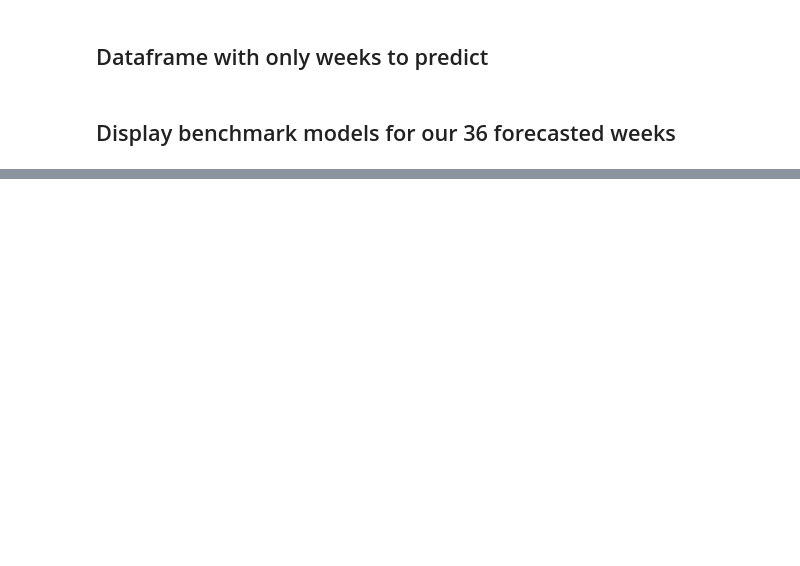
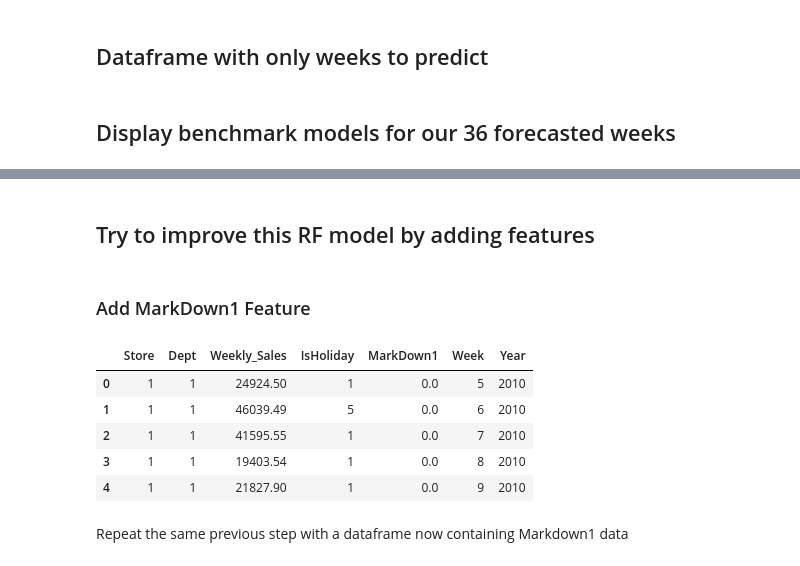
Before and after one commit to Corentin-M/Sales_forecasting, a Jupyter notebook: Benchmark_and_RandomForest_Model.ipynb, the cells around one changed output, grey strips where cells are left out. Cells and saved outputs as stored; diff of their text form; code cells hidden in the pictures; blank space fills up the shorter version.

Commit message:
Layout review and RF improvement attempts

```diff
--- a/Benchmark_and_RandomForest_Model.ipynb
+++ b/Benchmark_and_RandomForest_Model.ipynb
@@ -287,0 +240,4 @@ Weighted mean absolute error (WMAE) for Store 1 Dept 6 = 1292.7513349999997
+# %% [markdown]
+## Try to improve this RF model by adding features
+# %% [markdown]
+### Add MarkDown1 Feature
@@ -287,0 +250,37 @@ Weighted mean absolute error (WMAE) for Store 1 Dept 6 = 1292.7513349999997
+# %%
+train_df = train_df.merge(features_df, how='left')
+
+# Replace Date column by Week and Year column because we get one data per week
+train_df['Date'] = pd.to_datetime(train_df['Date'])
+train_df['Week'] = train_df.Date.apply(lambda x: x.weekofyear)
+train_df['Year'] = train_df.Date.apply(lambda x: x.year)
+train_df = train_df.drop(['Date'], axis=1)
+
+# Set missing value to 0
+train_df.fillna(0, inplace=True)
+
+# Set negative sales to 0
+train_df.loc[train_df['Weekly_Sales'] < 0, 'Weekly_Sales'] = 0
+
+# In competition evaluation, weights in WMAE are 5 if week is holiday, 1 otherwise
+train_df['IsHoliday'].replace([False,True], [1,5], inplace = True)
+
+# MarkDown Nan = O, Others = 1
+list=['MarkDown1','MarkDown2','MarkDown3','MarkDown4','MarkDown5']
+for i in list:
+    train_df.loc[train_df[i] != 0, i] = 1
+
+train_df.replace('NaN', 0, inplace = True)
+
+# Keep only MarkDown1 feature
+train_df = train_df.drop(['Temperature','Fuel_Price','MarkDown2','MarkDown3','MarkDown4','MarkDown5','CPI','Unemployment'], axis=1)
+train_df.head()
+# %% [output]
+|  | Store | Dept | Weekly_Sales | IsHoliday | MarkDown1 | Week | Year |
+| 0 | 1 | 1 | 24924.50 | 1 | 0.0 | 5 | 2010 |
+| 1 | 1 | 1 | 46039.49 | 5 | 0.0 | 6 | 2010 |
+| 2 | 1 | 1 | 41595.55 | 1 | 0.0 | 7 | 2010 |
+| 3 | 1 | 1 | 19403.54 | 1 | 0.0 | 8 | 2010 |
+| 4 | 1 | 1 | 21827.90 | 1 | 0.0 | 9 | 2010 |
+# %% [markdown]
+Repeat the same previous step with a dataframe now containing Markdown1 data
```
Also changed, not shown: parts of 45 cells of this notebook.
